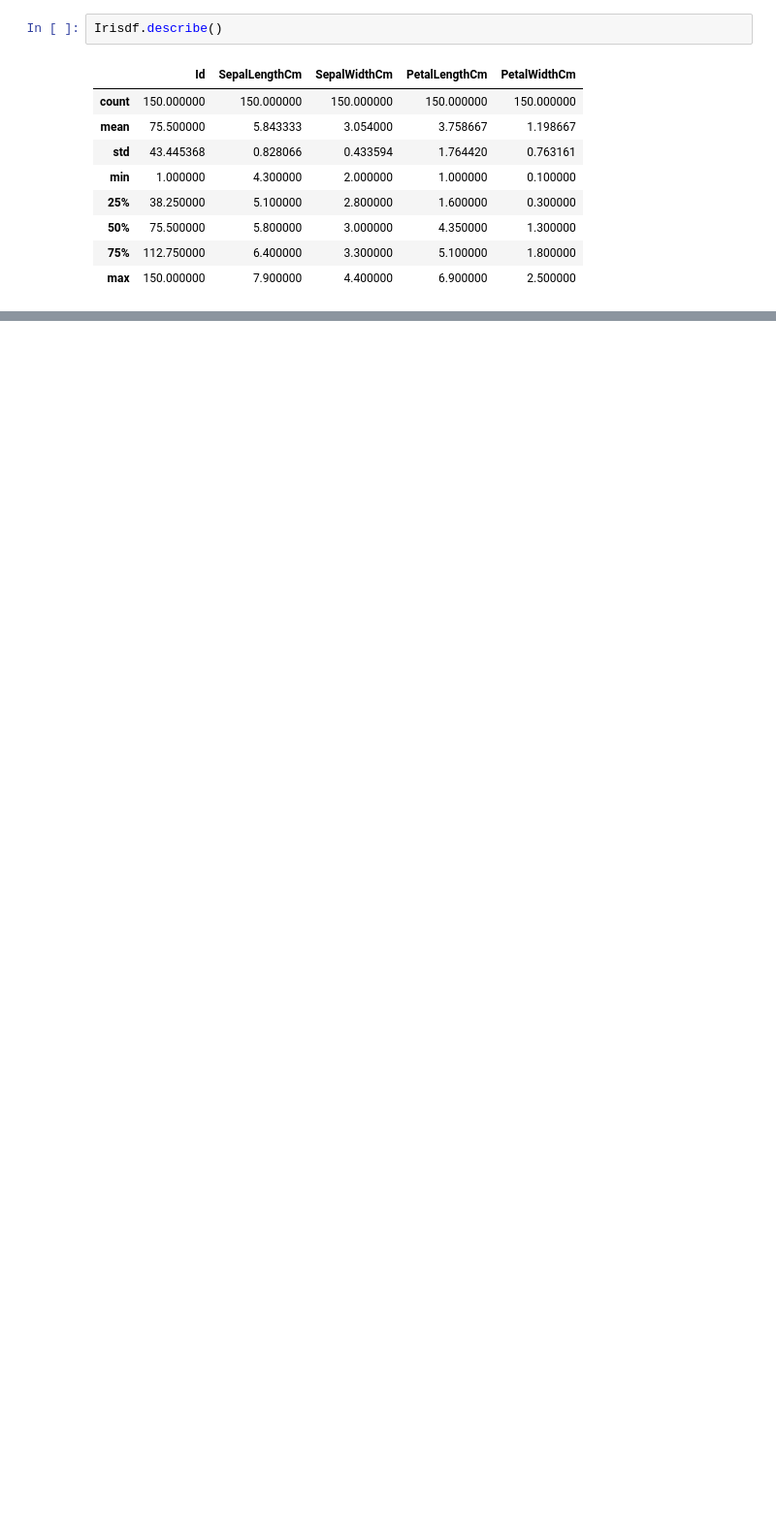
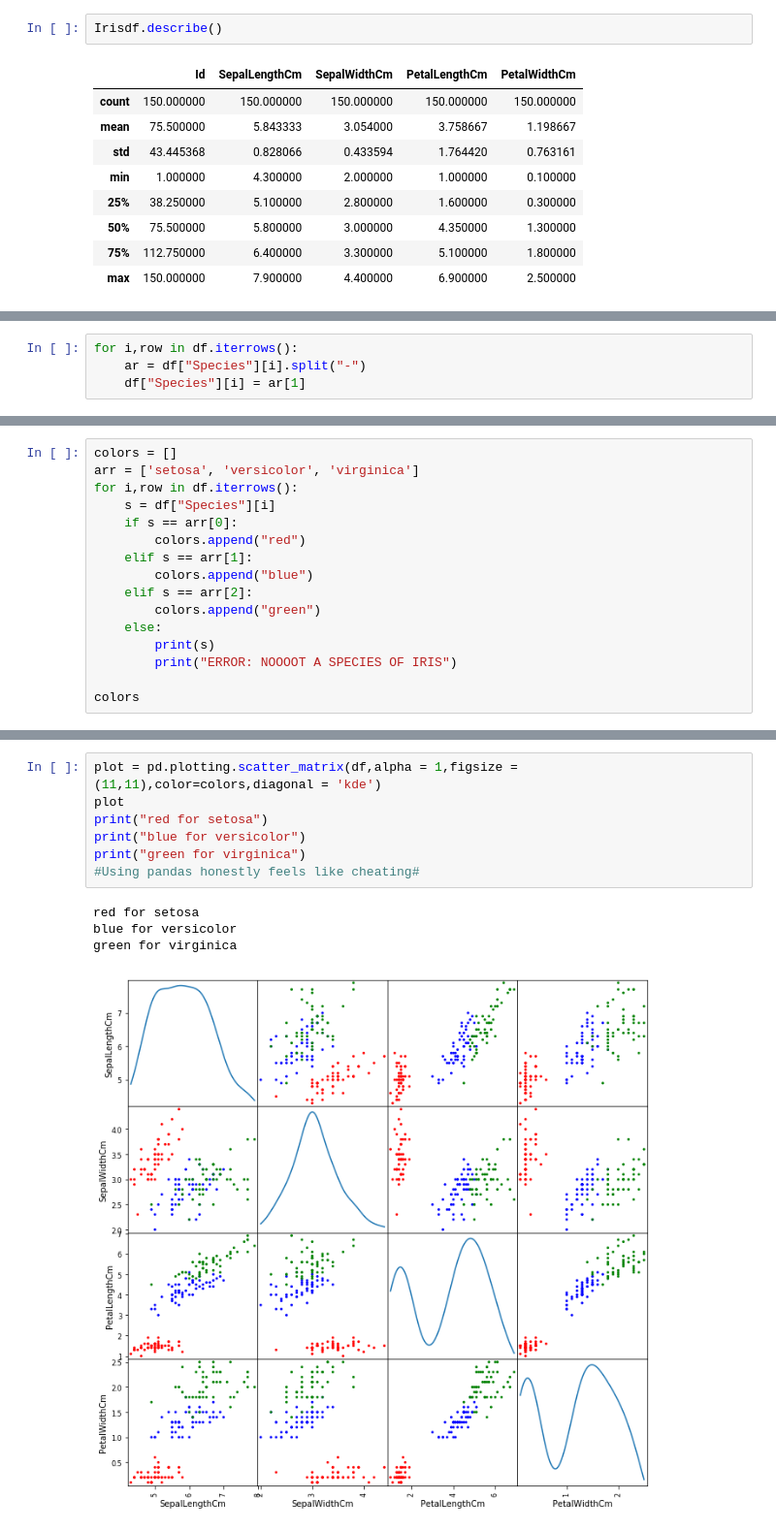
Before and after one commit to yitao-yu/Playing_-w_Iris, a Jupyter notebook: IrisPlotting.ipynb, the cells around one changed output, grey strips where cells are left out. Shown: that part at 97% size. Saved outputs shown, nothing was run; the diff lists cells and outputs as text; blank space fills up the shorter version.

```diff
--- a/IrisPlotting.ipynb
+++ b/IrisPlotting.ipynb
@@ -60,0 +51,4 @@ Irisdf.describe()
+# %%
+for i,row in df.iterrows():
+    ar = df["Species"][i].split("-")
+    df["Species"][i] = ar[1]
@@ -60,0 +78,16 @@ Irisdf.describe()
+# %%
+colors = []
+arr = ['setosa', 'versicolor', 'virginica']
+for i,row in df.iterrows():
+    s = df["Species"][i]
+    if s == arr[0]:
+        colors.append("red")
+    elif s == arr[1]:
+        colors.append("blue")
+    elif s == arr[2]:
+        colors.append("green")
+    else:
+        print(s)
+        print("ERROR: NOOOOT A SPECIES OF IRIS")
+
+colors
@@ -60,0 +112,12 @@ Irisdf.describe()
+# %%
+plot = pd.plotting.scatter_matrix(df,alpha = 1,figsize = (11,11),color=colors,diagonal = 'kde')
+plot
+print("red for setosa")
+print("blue for versicolor")
+print("green for virginica")
+#Using pandas honestly feels like cheating#
+# %% [output]
+red for setosa
+blue for versicolor
+green for virginica
+[figure, added]
```
Also changed, not shown: parts of 10 cells of this notebook.
